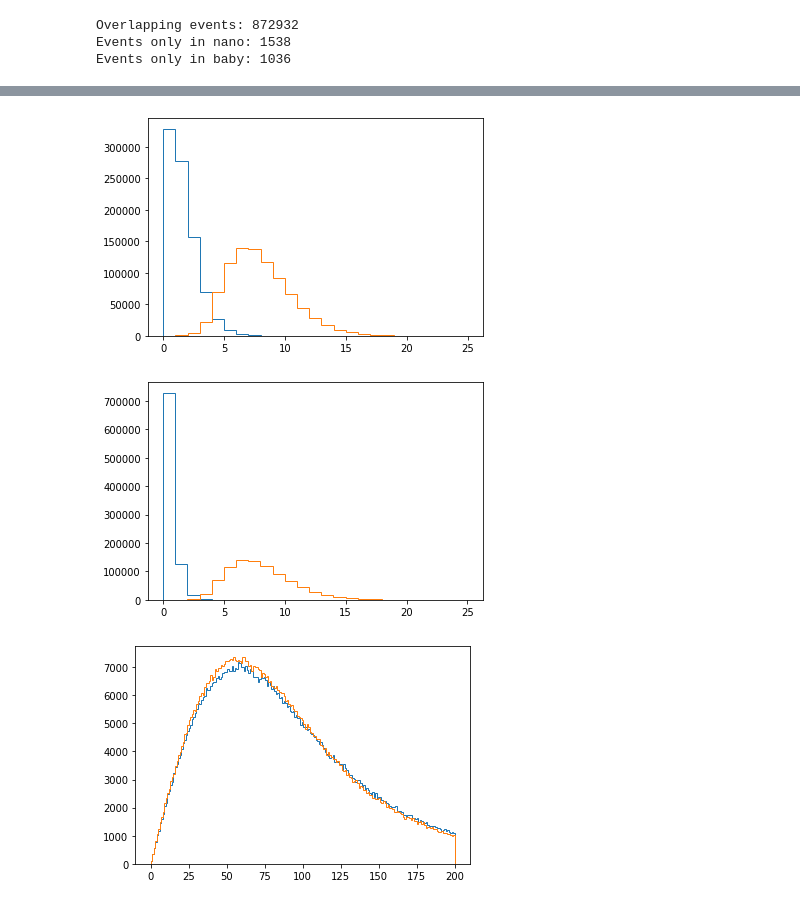
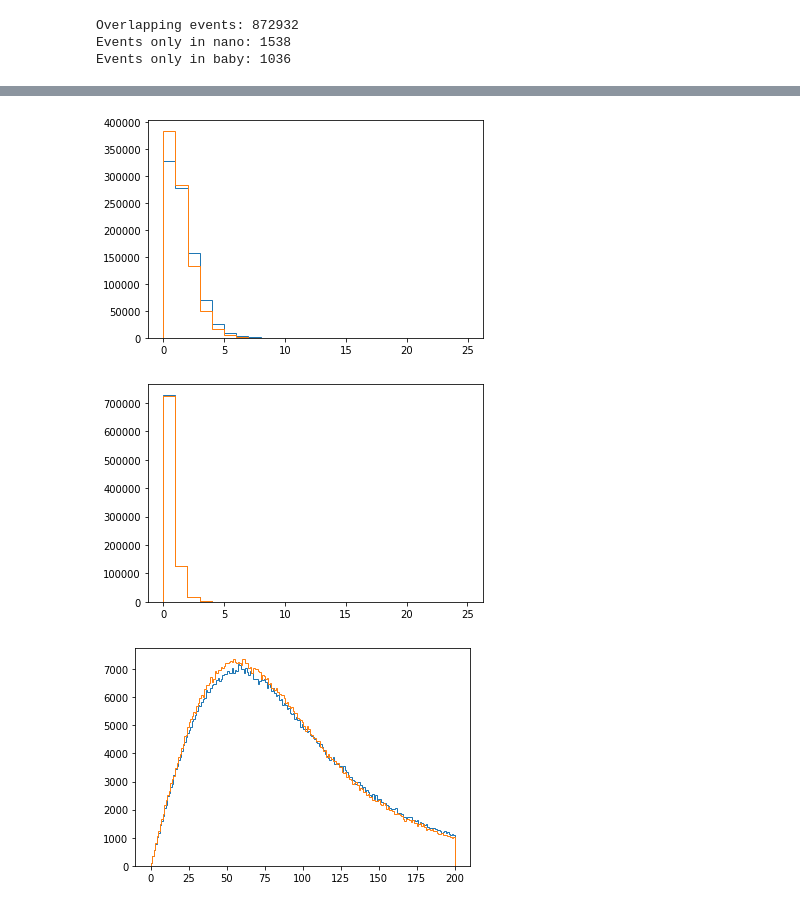
Before and after one commit to guitargeek/WWZ-leptonic-EFT-analysis, a Jupyter notebook: scratch/JetMETSyncronization.ipynb, the cells around one changed output, grey strips where cells are left out. Cells and saved outputs as stored; diff of their text form; code cells hidden in the pictures.

Commit message:
reproduced final four-lepton categorization

```diff
--- a/scratch/JetMETSyncronization.ipynb
+++ b/scratch/JetMETSyncronization.ipynb
@@ -38,3 +32,40 @@ columns = [
+# %%
+columns = [
+    "nJet",
+    "Jet_chEmEF",
+    "Jet_chHEF",
+    "Jet_nConstituents",
+    "Jet_neEmEF",
+    "Jet_neHEF",
+    "Jet_pt",
+    "Jet_puId",
+    #"Jet_puIdDisc",
+    "Jet_eta",
+
+    "Jet_p4",
+    "VetoMuon_p4",
+    "VetoElectron_p4",
+    "Jet_btagDeepB",
+
+    "Jet_passes_tight_id",
+    "Jet_matches_veto_lepton",
+    "Jet_passes_vvv_id",
+    "Jet_passes_vvv_b_jet_id",
+
+    "Electron_veto_mask",
+    "Muon_veto_mask",
+    "Electron_veto_mask_noiso",
+    "Muon_veto_mask_noiso",
+
+    "Jet_passes_tight_id",
+
+    "MET_pt",
+    "PuppiMET_pt",
+    "RawMET_pt",
+    "CaloMET_pt",
+
+    "nElectron",
+]
 # %%
 data_loader = make_data_loader(columns, producers, verbosity=0)
 # %%
@@ -63,7 +94,7 @@ import pyarrow.parquet as pq
 import pandas as pd
 # %%
 _dataset = pq.ParquetDataset("/home/llr/cms/rembser/WWZ-leptonic-EFT-analysis/skims/2017_WWZ_for_jetmet_sync")
-_df = dataset.read_pandas().to_pandas()
+_df = _dataset.read_pandas().to_pandas()
 nano_event = _df["evt"].values
 # %%
 nano_event
@@ -89,17 +140,20 @@ Events only in baby: 1036
 # %%
 bins = np.linspace(0, 25, 26)
 plt.hist(baby.array("jets_pt")[baby_idx].counts, bins=bins, histtype="step")
-plt.hist(data["nJet"][nano_idx], bins=bins, histtype="step")
+my_jet_selection = data["Jet_passes_vvv_id"]
+plt.hist(my_jet_selection.sum()[nano_idx], bins=bins, histtype="step")
 plt.show()
 # %% [output]
-[figure, old version]
+[figure, new version]
 # %%
 bins = np.linspace(0, 25, 26)
 plt.hist(baby.array("nb")[baby_idx], bins=bins, histtype="step")
-plt.hist(data["nJet"][nano_idx], bins=bins, histtype="step")
+#my_jet_selection = (data["Jet_btagDeepB"] > 0.1522) & data["Jet_passes_tight_id"] & (data["Jet_pt"] > 20) & (np.abs(data["Jet_eta"]) < 2.4) & ~data["Jet_matches_veto_lepton"]
+my_jet_selection = data["Jet_passes_vvv_b_jet_id"]
+plt.hist(my_jet_selection.sum()[nano_idx], bins=bins, histtype="step")
 plt.show()
 # %% [output]
-[figure, old version]
+[figure, new version]
 # %%
 bins = np.linspace(0, 200, 200)
 plt.hist(baby.array("met_orig_pt")[baby_idx], bins=bins, histtype="step")
```
Also changed, not shown: parts of 7 cells of this notebook, 8 other files.
